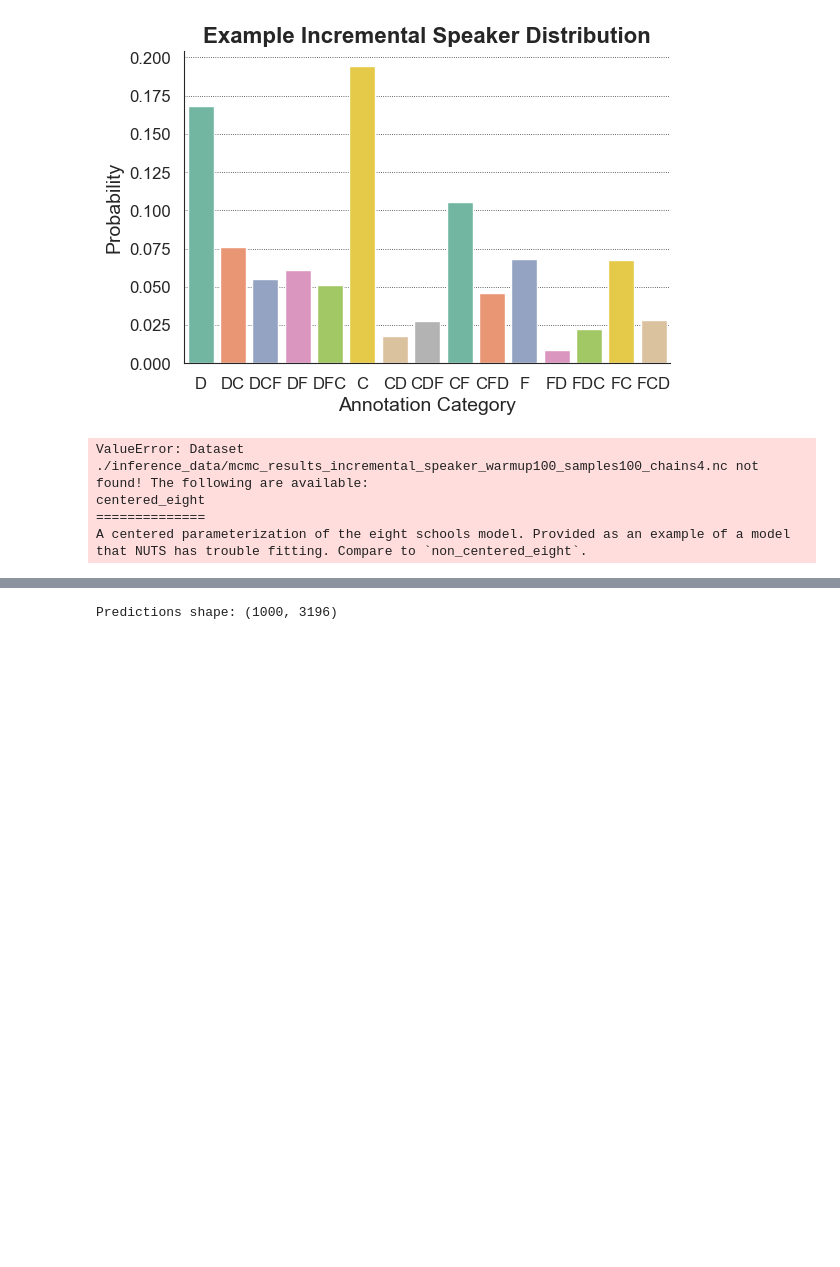
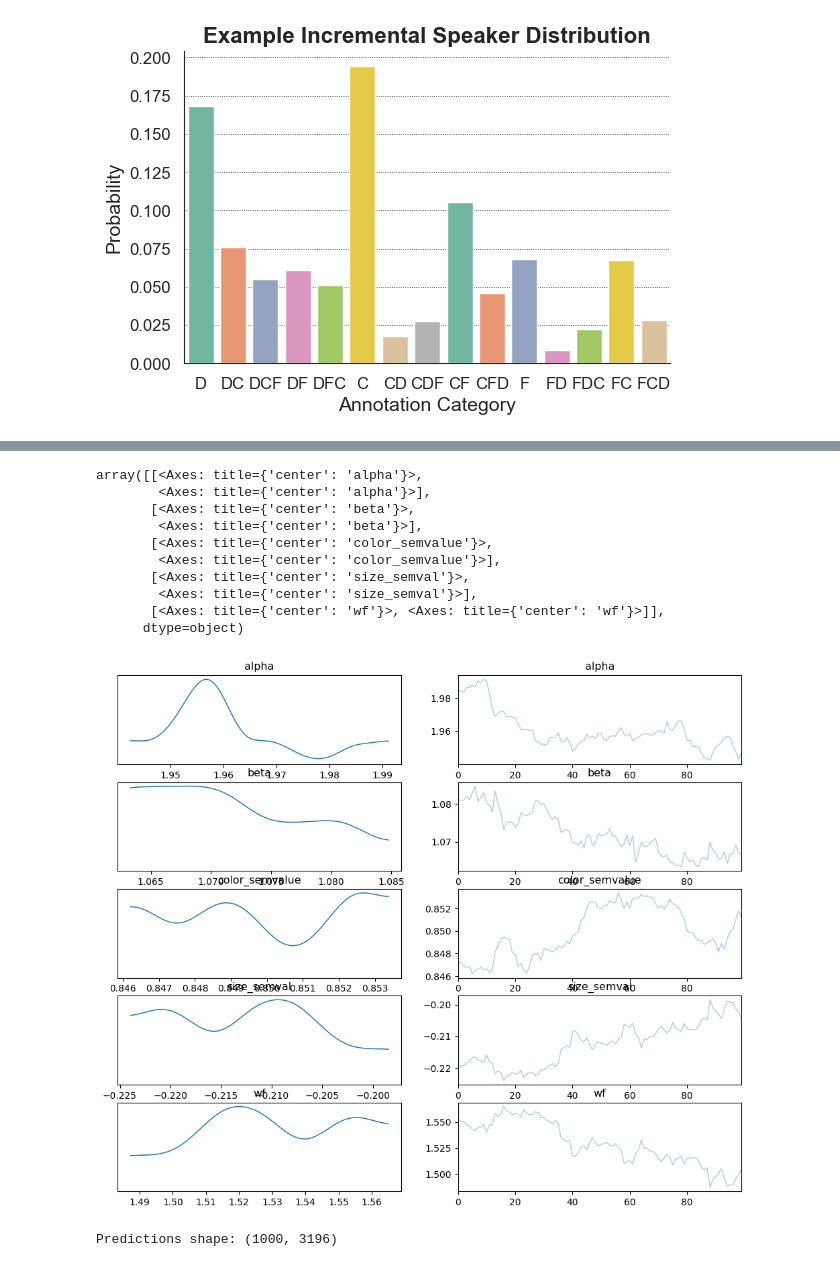
Before and after one commit to HeningWang/numpyro_adjective_modelling, a Jupyter notebook: 05-modelling-production-data/parameterRecovery_global_speaker.ipynb, the cells around one changed output, grey strips where cells are left out. Cells and saved outputs as stored; diff of their text form; code cells hidden in the pictures; blank space fills up the shorter version.

```diff
--- a/05-modelling-production-data/parameterRecovery_global_speaker.ipynb
+++ b/05-modelling-production-data/parameterRecovery_global_speaker.ipynb
@@ -170,10 +170,9 @@ Example incremental speaker shape: [0.16853733 0.07621157 0.05538771 0.06097783
 [figure]
 # %%
 import arviz as az
-inference_data_file_path = "./inference_data/mcmc_results_incremental_speaker_warmup100_samples100_chains4.nc"
-az.load_arviz_data(inference_data_file_path)
+inference_data_file_path = "./inference_data/mcmc_results_global_speaker_warmup100_samples100_chains1.nc"
+idata = az.from_netcdf(inference_data_file_path)
-# %% [output]
-ValueError: Dataset ./inference_data/mcmc_results_incremental_speaker_warmup100_samples100_chains4.nc not found! The following are available:
-centered_eight
-==============
-A centered parameterization of the eight schools model. Provided as an example of a model that NUTS has trouble fitting. Compare to `non_centered_eight`.
+# %%
+az.summary(idata)
+az.plot_trace(idata)
+# %% [output]
@@ -180,3 +180,14 @@ A centered parameterization of the eight schools model. Provided as an example o
+array([[<Axes: title={'center': 'alpha'}>,
+        <Axes: title={'center': 'alpha'}>],
+       [<Axes: title={'center': 'beta'}>,
+        <Axes: title={'center': 'beta'}>],
+       [<Axes: title={'center': 'color_semvalue'}>,
+        <Axes: title={'center': 'color_semvalue'}>],
+       [<Axes: title={'center': 'size_semval'}>,
+        <Axes: title={'center': 'size_semval'}>],
+       [<Axes: title={'center': 'wf'}>, <Axes: title={'center': 'wf'}>]],
+      dtype=object)
+[figure, added]
 # %%
 def draw_samples_from_prior(num_samples: int = 100_000) -> dict:
     """
```
Also changed, not shown: parts of 1 cell of this notebook, 2 other files.
